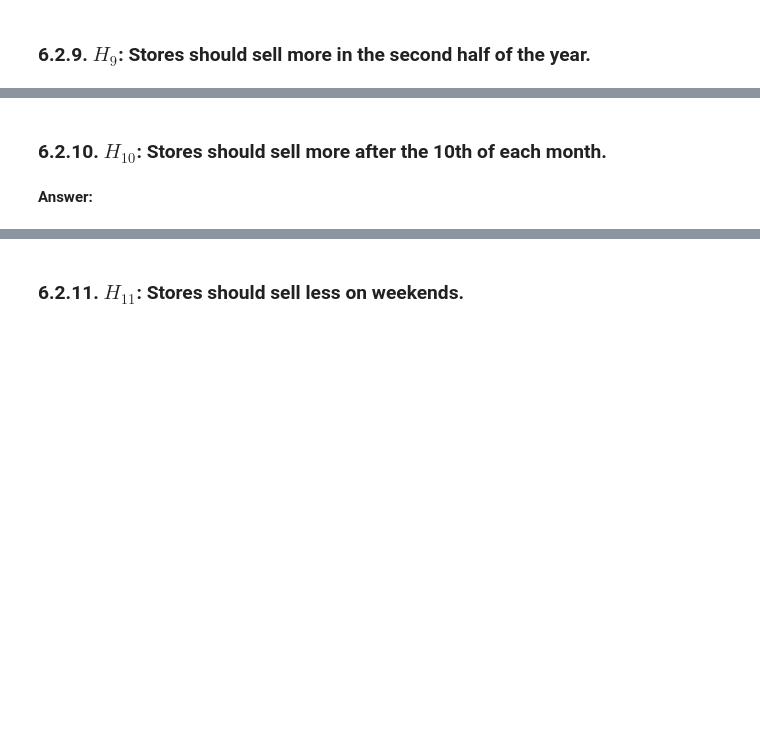
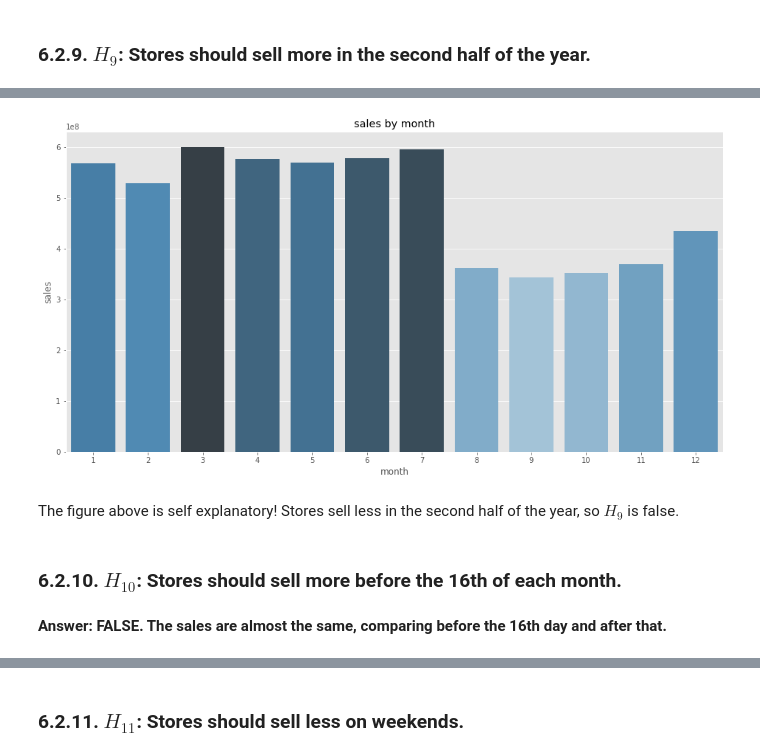
Before and after one commit to Emersonmiady/data-science-em-producao, a Jupyter notebook: rossman_store_sales.ipynb, the cells around one changed output, grey strips where cells are left out. Drawn from its saved outputs; the diff is of its cells as text; code cells hidden in the pictures; blank space fills up the shorter version.

```diff
--- a/rossman_store_sales.ipynb
+++ b/rossman_store_sales.ipynb
@@ -1225,4 +1268,15 @@ Yep, there were no big differences on promotion strategies over the time! In add
+# %%
+# Month sales df
+year_sales_df = group_sales_by(['month'], df)
+
+# Barplot
+palette = give_sales_rank_palette('month', year_sales_df)
+show_barplot('month', 'sales', year_sales_df, palette=palette);
+# %% [output]
+[figure, added]
+# %% [markdown]
+The figure above is self explanatory! Stores sell less in the second half of the year, so $H_9$ is false.
 # %% [markdown]
-### 6.2.10. $H_{10}$: Stores should sell more after the 10th of each month.
+### 6.2.10. $H_{10}$: Stores should sell more before the 16th of each month.
 # %% [markdown]
-**Answer:**
+**Answer: FALSE. The sales are almost the same, comparing before the 16th day and after that.**
```
Also changed, not shown: parts of 21 cells of this notebook.
